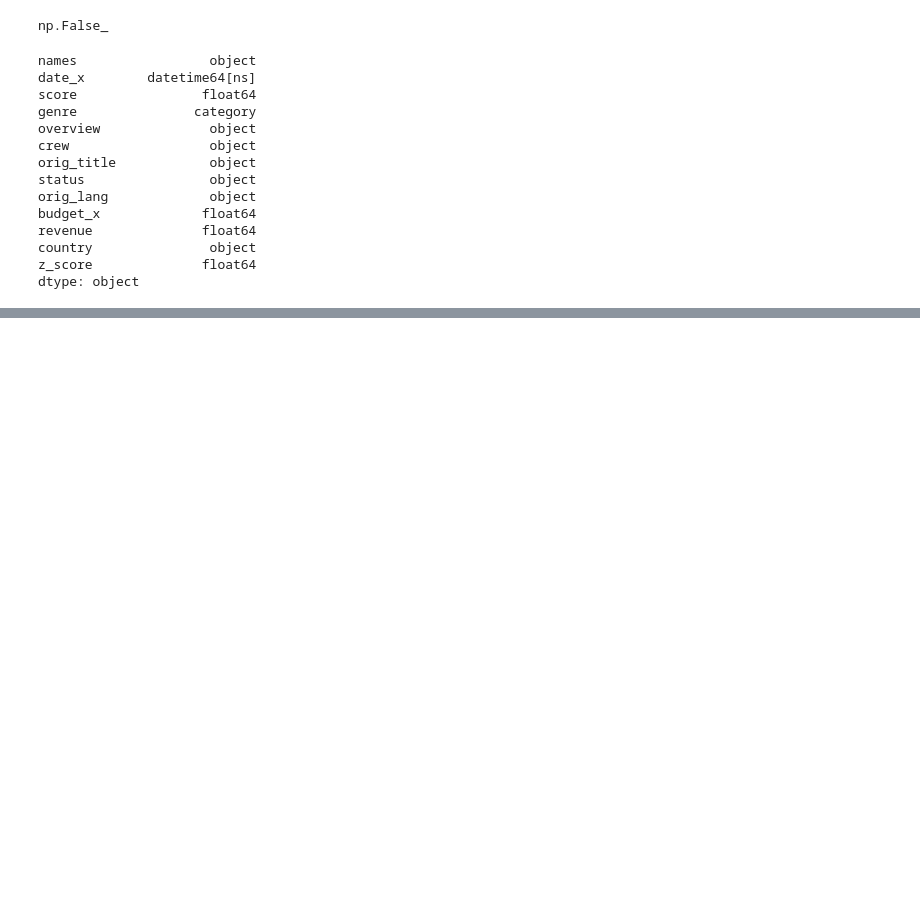
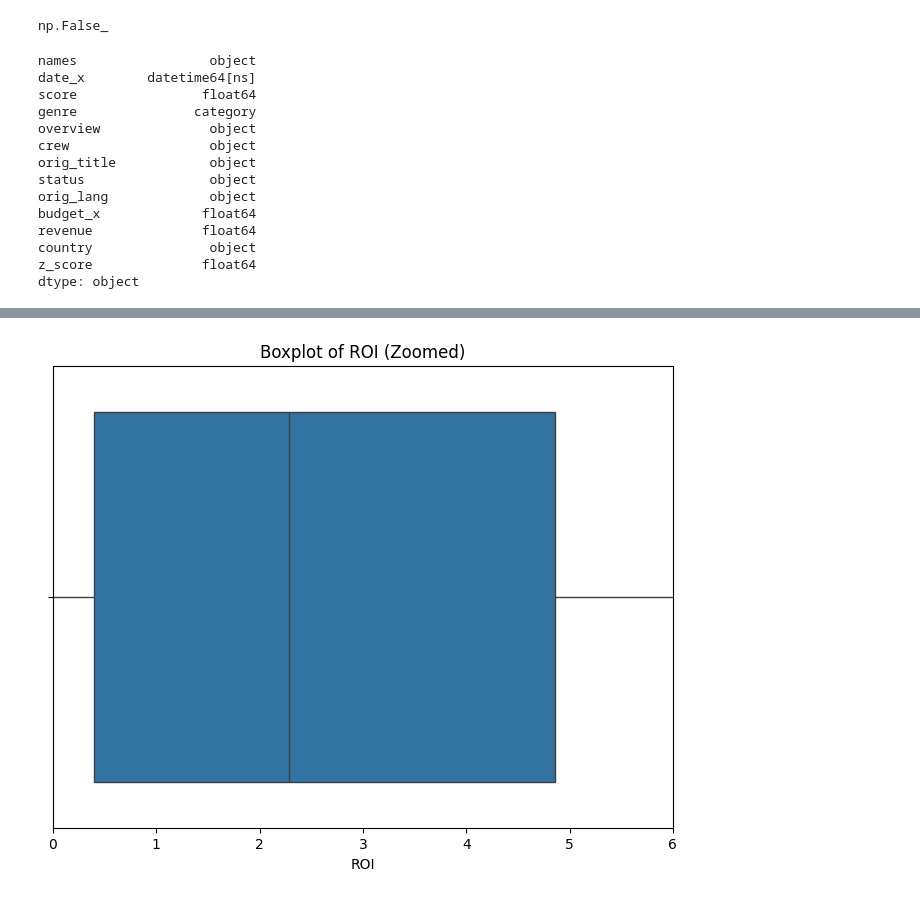
Before and after one commit to HetanshWaghela/Cinemetrics, a Jupyter notebook: Box-Office-Analysis.ipynb, the cells around one changed output, grey strips where cells are left out. Drawn from its saved outputs; the diff is of its cells as text; code cells hidden in the pictures; blank space fills up the shorter version.

```diff
--- a/Box-Office-Analysis.ipynb
+++ b/Box-Office-Analysis.ipynb
@@ -170,0 +155,12 @@ revenue
+# %%
+
+df['ROI'] = (df['revenue'] - df['budget_x']) / df['budget_x']
+# %%
+plt.figure(figsize=(8, 6))
+sns.boxplot(x=df['ROI'])
+plt.xlim(0, 6)
+plt.title('Boxplot of ROI (Zoomed)')
+plt.xlabel('ROI')
+plt.show()
+# %% [output]
+[figure, added]
```
Also changed, not shown: parts of 8 cells of this notebook.
